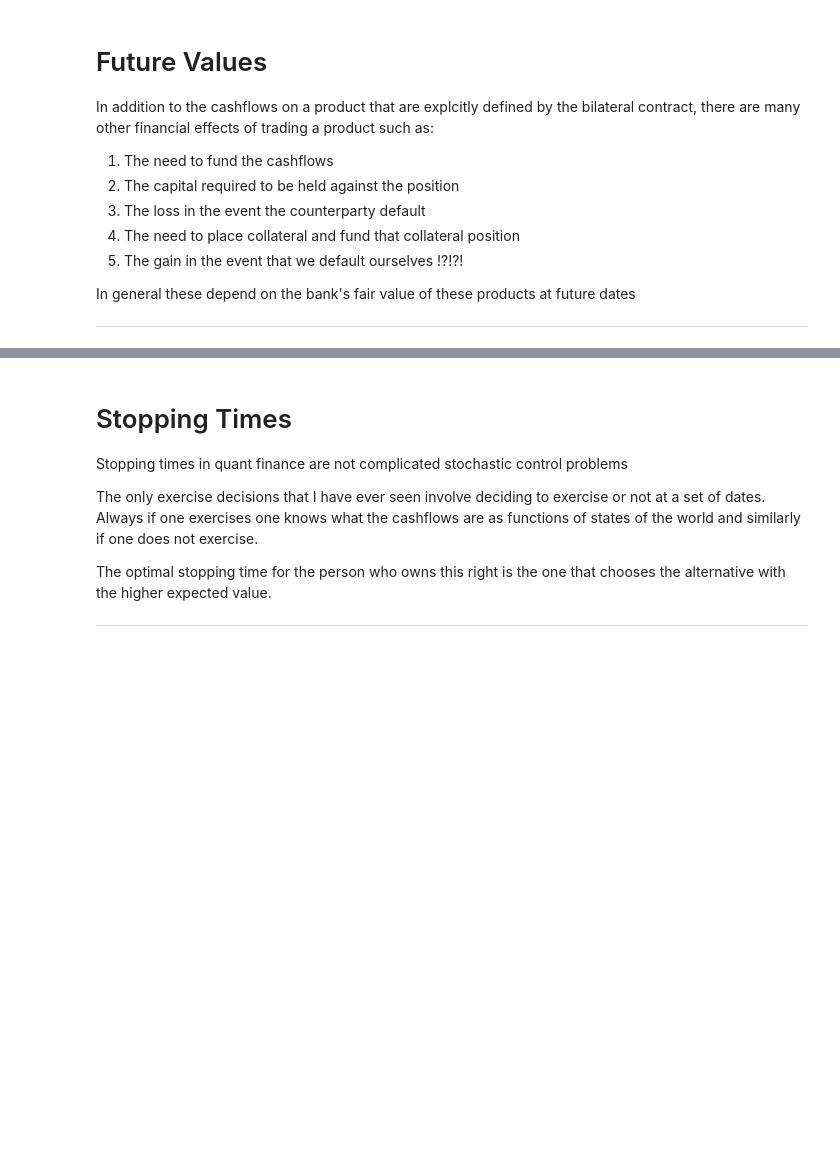
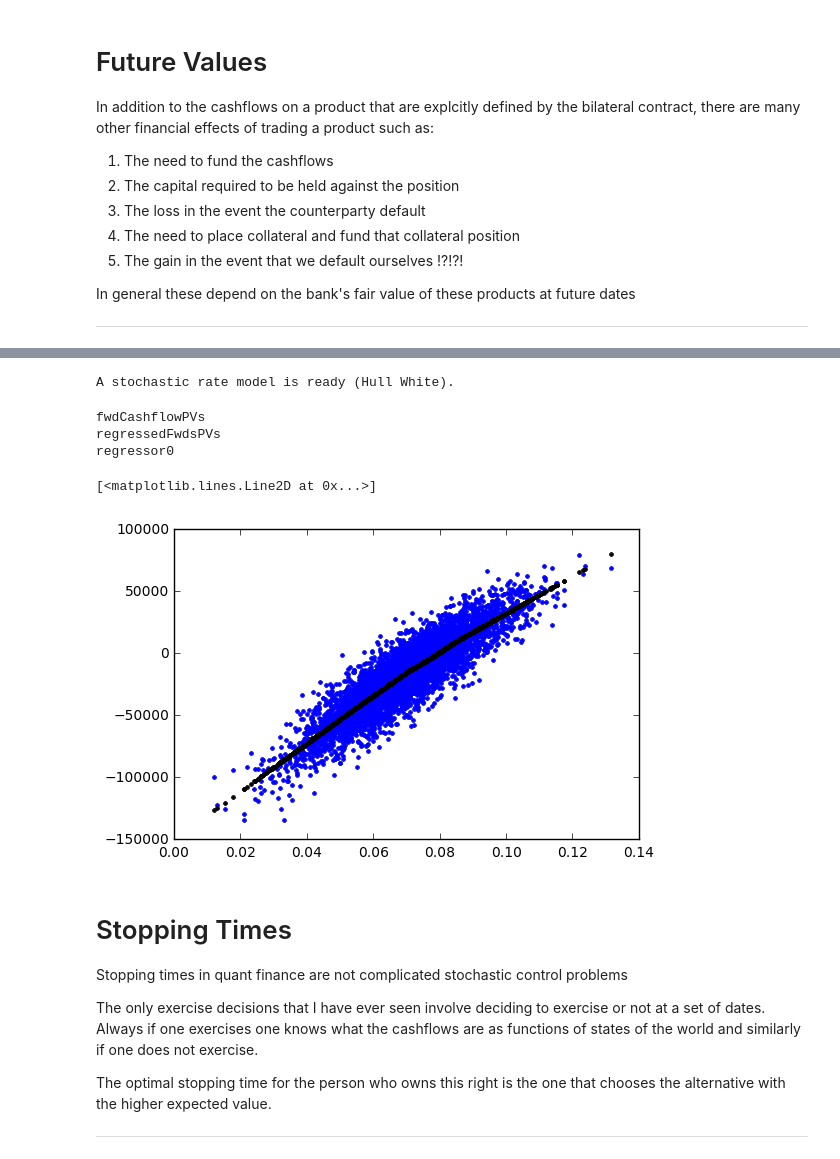
Before and after one commit to JamesLTaylor/QuantSA, a Jupyter notebook: Presentations/BridgingTheGap.ipynb, the cells around one changed output, grey strips where cells are left out. Drawn from its saved outputs; the diff is of its cells as text; code cells hidden in the pictures; blank space fills up the shorter version.

```diff
--- a/Presentations/BridgingTheGap.ipynb
+++ b/Presentations/BridgingTheGap.ipynb
@@ -300,3 +304,55 @@ print(swap)
+# %%
+# Set up the model
+valueDate = Date(2016, 9, 17)
+a = 0.05
+vol = 0.01
+flatCurveRate = 0.07
+hullWiteSim = HullWhite1F(a, vol, flatCurveRate, flatCurveRate, valueDate)
+hullWiteSim.AddForecast(FloatingIndex.JIBAR3M)
+hwCoordinator = Coordinator(hullWiteSim, List[Simulator](), 5000)
+
+print("A stochastic rate model is ready (Hull White).")
+# %% [output]
+A stochastic rate model is ready (Hull White).
+# %%
+# Get the simulated forward values and the regressors used to obtain them
+from datetime import datetime
+from datetime import timedelta
+step = timedelta(days=10)
+# make the forward dates on which the values are required
+pyDates = []
+date = datetime(2016, 9, 17)
+endDate = datetime(2021,9,17)
+while date<endDate:
+    date += step
+    pyDates.append(date)
+csDates = [Date(d.year, d.month, d.day) for d in pyDates]
+valuePaths = hwCoordinator.GetValuePaths([swap], valueDate, csDates);
+# %%
+for s in valuePaths.GetNames():
+    print(s)
+# %% [output]
+fwdCashflowPVs
+regressedFwdsPVs
+regressor0
+# %%
+fwdCashflowPVs = valuePaths.Get("fwdCashflowPVs")
+regressor0 = valuePaths.Get("regressor0")
+regressedFwdsPVs = valuePaths.Get("regressedFwdsPVs")
+rawCFVals = np.zeros((5000,))
+fwdVals = np.zeros((5000,))
+r = np.zeros((5000,))
+for i in range(5000):
+    rawCFVals[i] = fwdCashflowPVs[i,100]
+    fwdVals[i] = regressedFwdsPVs[i,100]
+    r[i] = regressor0[i,100]
+%matplotlib inline
+import matplotlib.pyplot as plt
+plt.plot(r, rawCFVals,'.')
+plt.plot(r, fwdVals,'k.')
+# %% [output]
+[<matplotlib.lines.Line2D at 0x...>]
+[figure, added]
 # %% [markdown]
 # Stopping Times
 
```
Also changed, not shown: parts of 4 cells of this notebook.
